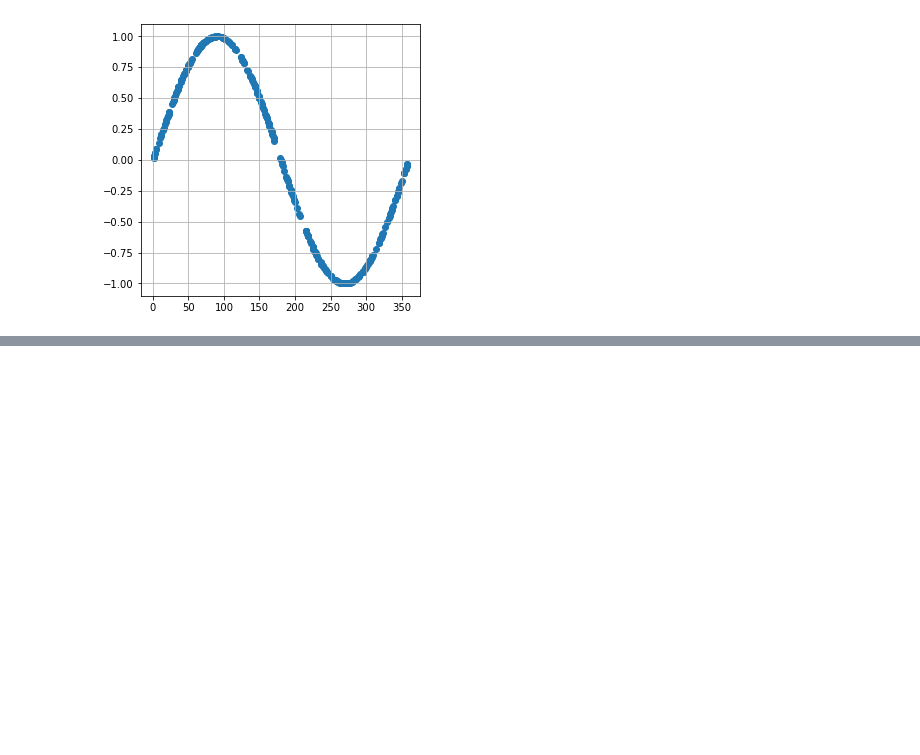
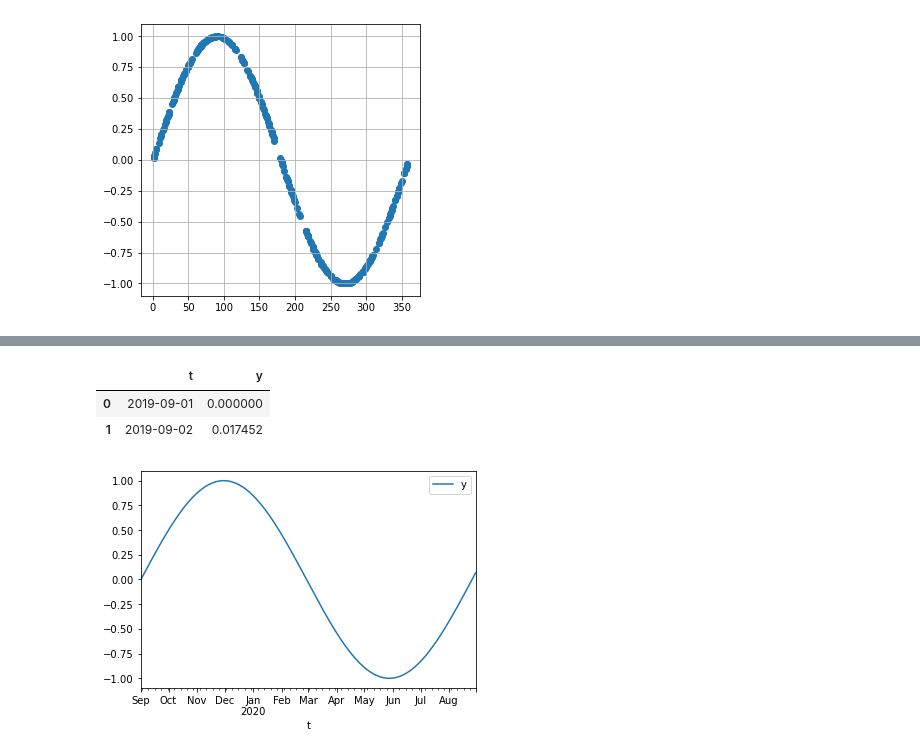
Before and after one commit to SeregeiKroupen/Science, a Jupyter notebook: TimeSeries/TimeSeries Visualisation.ipynb, the cells around one changed output, grey strips where cells are left out. Drawn from its saved outputs; the diff is of its cells as text; code cells hidden in the pictures; blank space fills up the shorter version.

Commit message:
Update TimeSeries Visualisation.ipynb
add pandas and matplotlib vis

```diff
--- a/TimeSeries/TimeSeries Visualisation.ipynb
+++ b/TimeSeries/TimeSeries Visualisation.ipynb
@@ -39,0 +46,16 @@ plt.show()
+# %%
+df = pd.DataFrame()
+## make 365 days from 2019-09-01
+df['t'] = pd.date_range(start='2019-09-01', periods=365, freq='D')
+## calculate sin from index of days
+df['y'] = np.sin(df.index * np.pi / 180)
+# %%
+## make vis with pandas
+## plot line
+df.plot('t','y')
+df.head(2)
+# %% [output]
+|  | t | y |
+| 0 | 2019-09-01 | 0.000000 |
+| 1 | 2019-09-02 | 0.017452 |
+[figure, added]
```
Also changed, not shown: parts of 6 cells of this notebook.
